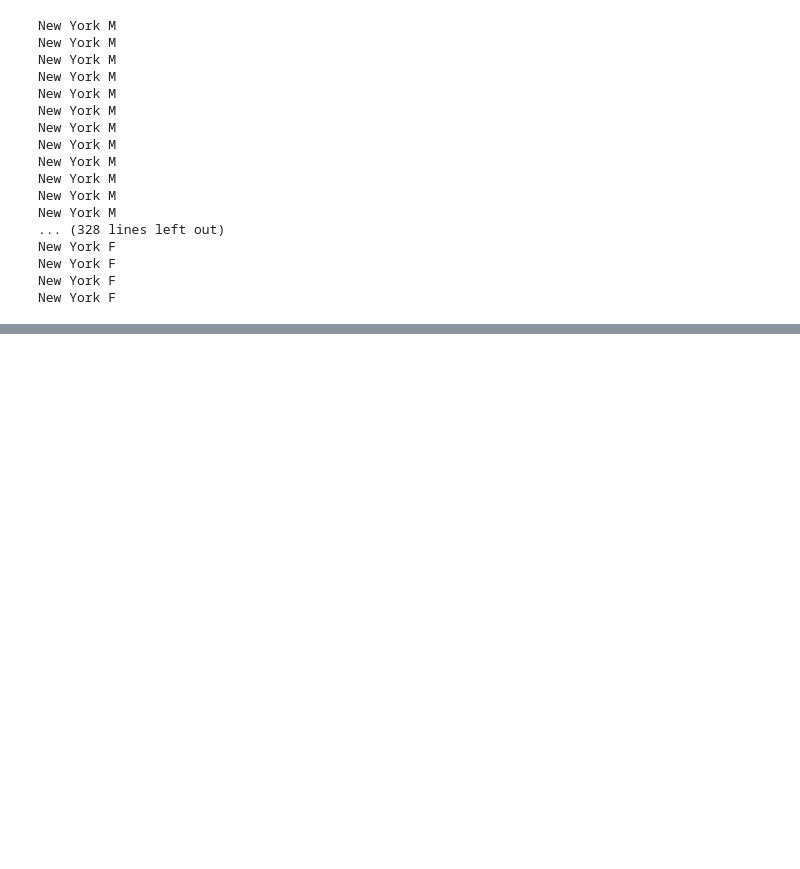
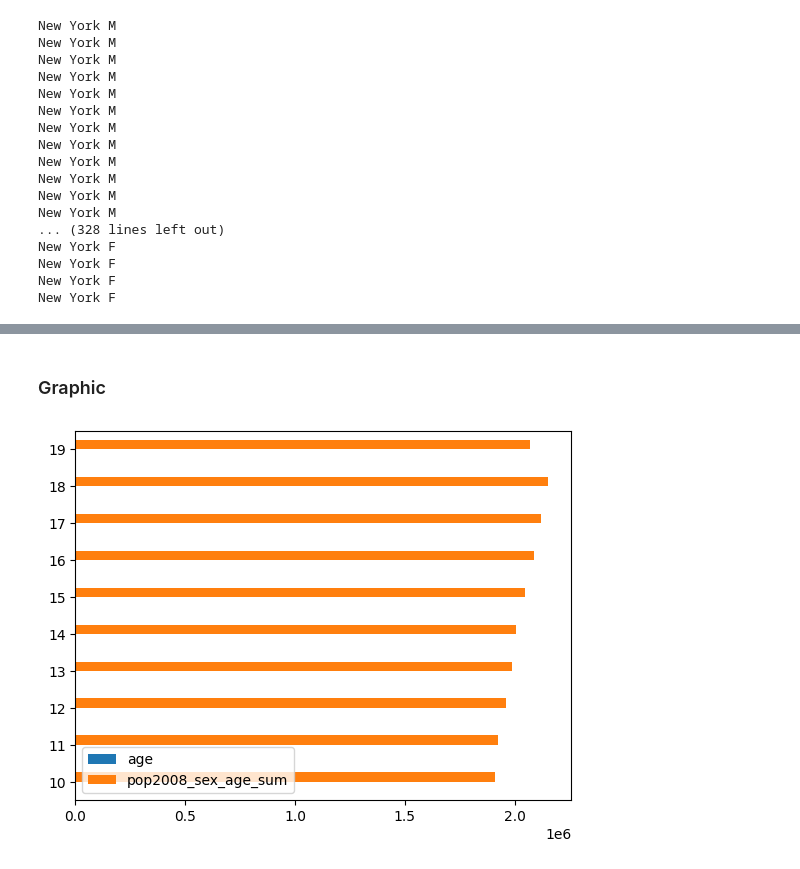
Before and after one commit to muhammadabidd/DatacampLearn, a Jupyter notebook: 02 Introduction to Databases in Python/02 Filtering and Targeting data.ipynb, the cells around one changed output, grey strips where cells are left out. Saved outputs shown, nothing was run; the diff lists cells and outputs as text; code cells hidden in the pictures; blank space fills up the shorter version.

```diff
--- a/02 Introduction to Databases in Python/02 Filtering and Targeting data.ipynb
+++ b/02 Introduction to Databases in Python/02 Filtering and Targeting data.ipynb
@@ -104,0 +225,9 @@ New York F
+# %%
+query = select([census.columns.sex,
+                census.columns.age,
+                func.sum(census.columns.pop2008).label('pop2008_sex_age_sum')])  # giving the label to new column
+query = query.group_by(census.columns.sex,
+                       census.columns.age)
+results = connection.execute(query).fetchall()
+print(results)
+print(results[0].keys())
@@ -104,0 +241,5 @@ New York F
+# %%
+import pandas as pd
+df = pd.DataFrame(results)
+df.columns = results[0].keys()  # Serring the column name
+df
@@ -104,0 +260,9 @@ New York F
+# %% [markdown]
+### Graphic
+# %%
+import matplotlib.pyplot as plt
+
+df[10:20].plot.barh()    #Bar Horizontal
+plt.show()
+# %% [output]
+[figure, added]
```
Also changed, not shown: parts of 25 cells of this notebook, 7 other files.
